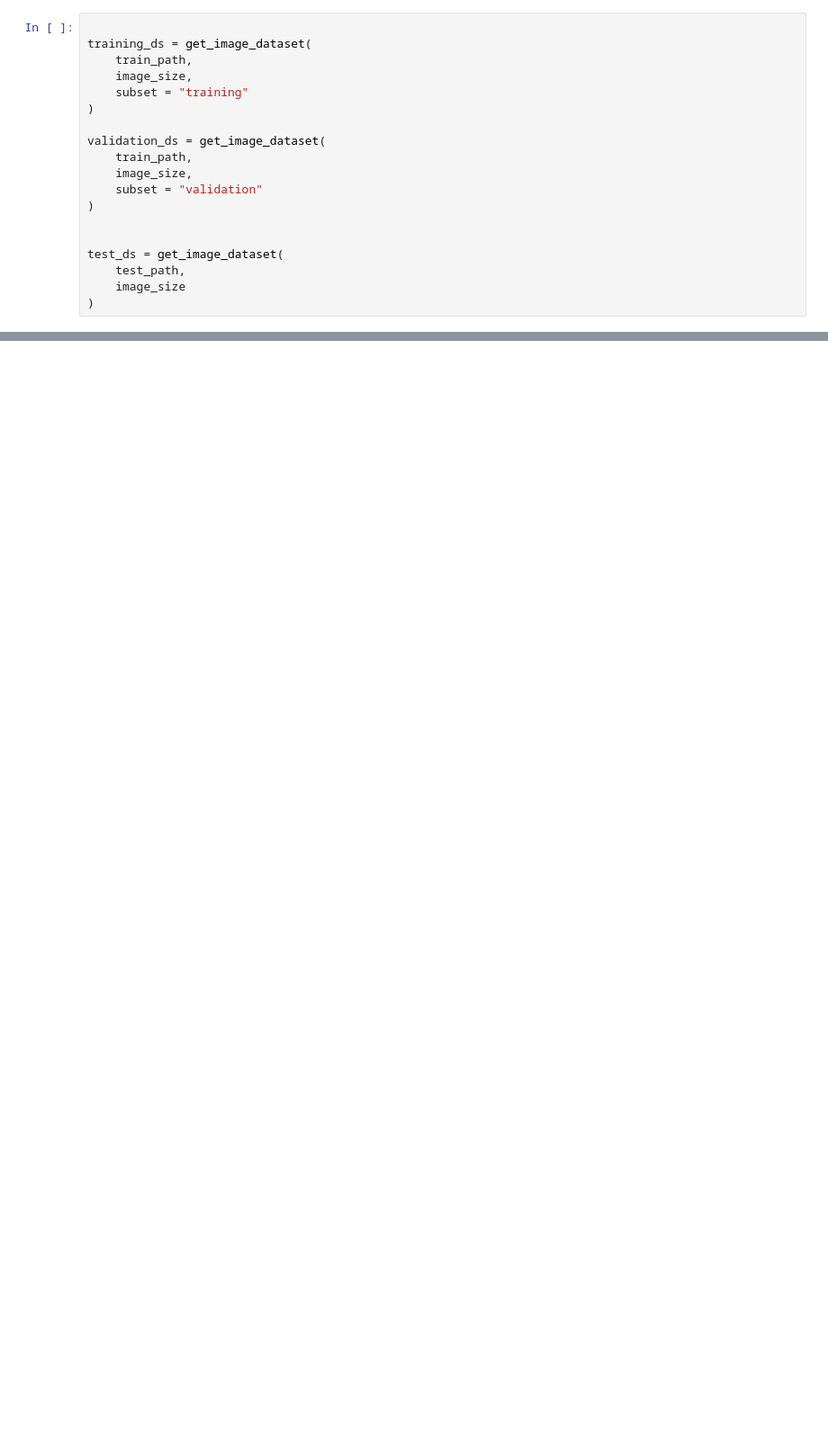
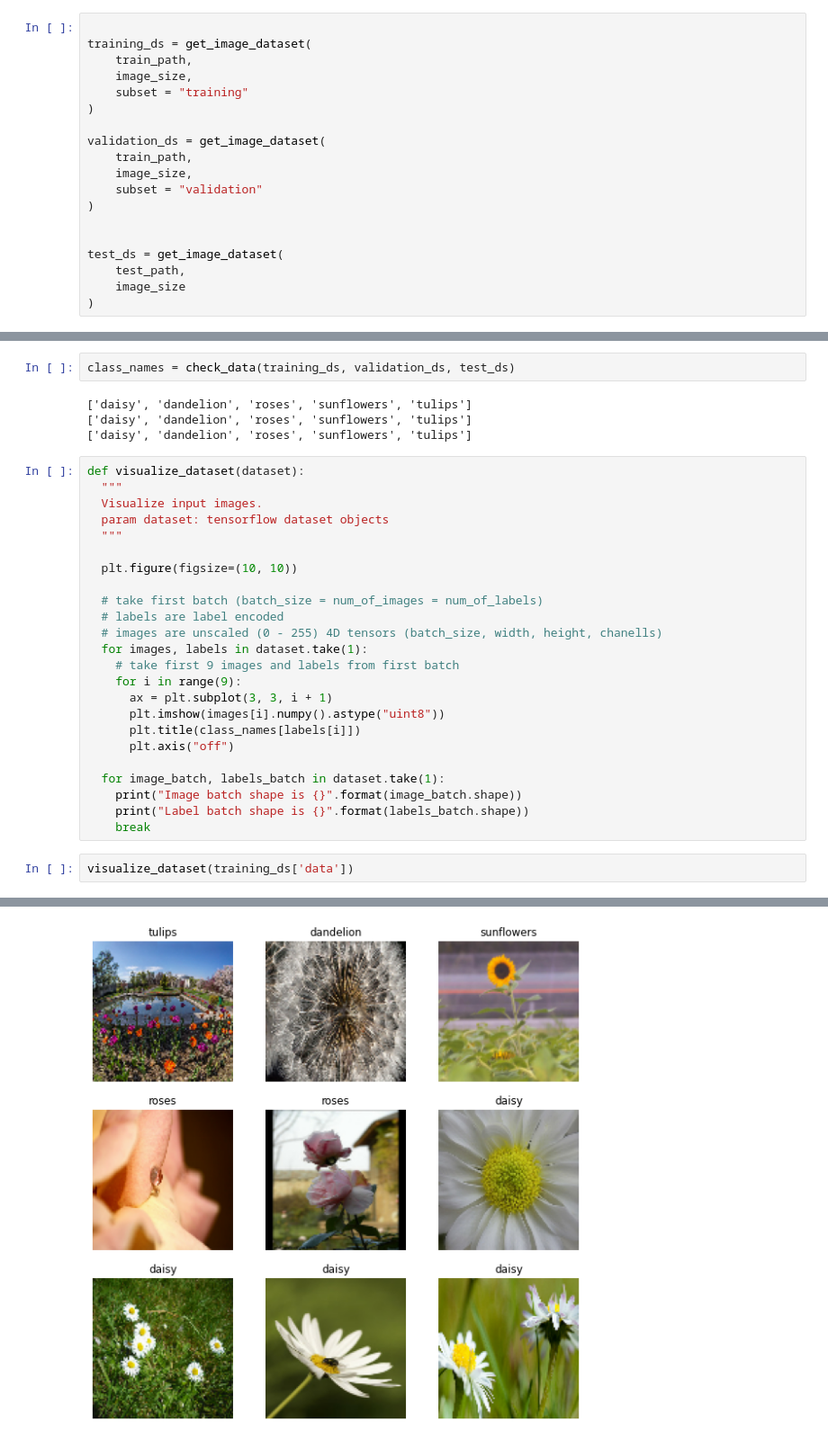
Before and after one commit to mateopolancecofficial/DeepLearningProjects, a Jupyter notebook: ComputerVision/ImageClassification.ipynb, the cells around one changed output, grey strips where cells are left out. Shown at 90% size. Saved outputs shown, nothing was run; the diff lists cells and outputs as text; blank space fills up the shorter version.

Commit message:
Add visualization function.

```diff
--- a/ComputerVision/ImageClassification.ipynb
+++ b/ComputerVision/ImageClassification.ipynb
@@ -258,0 +271,33 @@ print(test_ds["classNames"])
+# %%
+class_names = check_data(training_ds, validation_ds, test_ds)
+# %% [output]
+['daisy', 'dandelion', 'roses', 'sunflowers', 'tulips']
+['daisy', 'dandelion', 'roses', 'sunflowers', 'tulips']
+['daisy', 'dandelion', 'roses', 'sunflowers', 'tulips']
+# %%
+def visualize_dataset(dataset):
+  """
+  Visualize input images.
+  param dataset: tensorflow dataset objects
+  """
+
+  plt.figure(figsize=(10, 10))
+
+  # take first batch (batch_size = num_of_images = num_of_labels)
+  # labels are label encoded
+  # images are unscaled (0 - 255) 4D tensors (batch_size, width, height, chanells)
+  for images, labels in dataset.take(1):
+    # take first 9 images and labels from first batch
+    for i in range(9):
+      ax = plt.subplot(3, 3, i + 1)
+      plt.imshow(images[i].numpy().astype("uint8"))
+      plt.title(class_names[labels[i]])
+      plt.axis("off")
+
+  for image_batch, labels_batch in dataset.take(1):
+    print("Image batch shape is {}".format(image_batch.shape))
+    print("Label batch shape is {}".format(labels_batch.shape))
+    break
+# %%
+visualize_dataset(training_ds['data'])
+# %% [output]
@@ -258,0 +321 @@ print(test_ds["classNames"])
+[figure, added]
```
Also changed, not shown: parts of 5 cells of this notebook.
